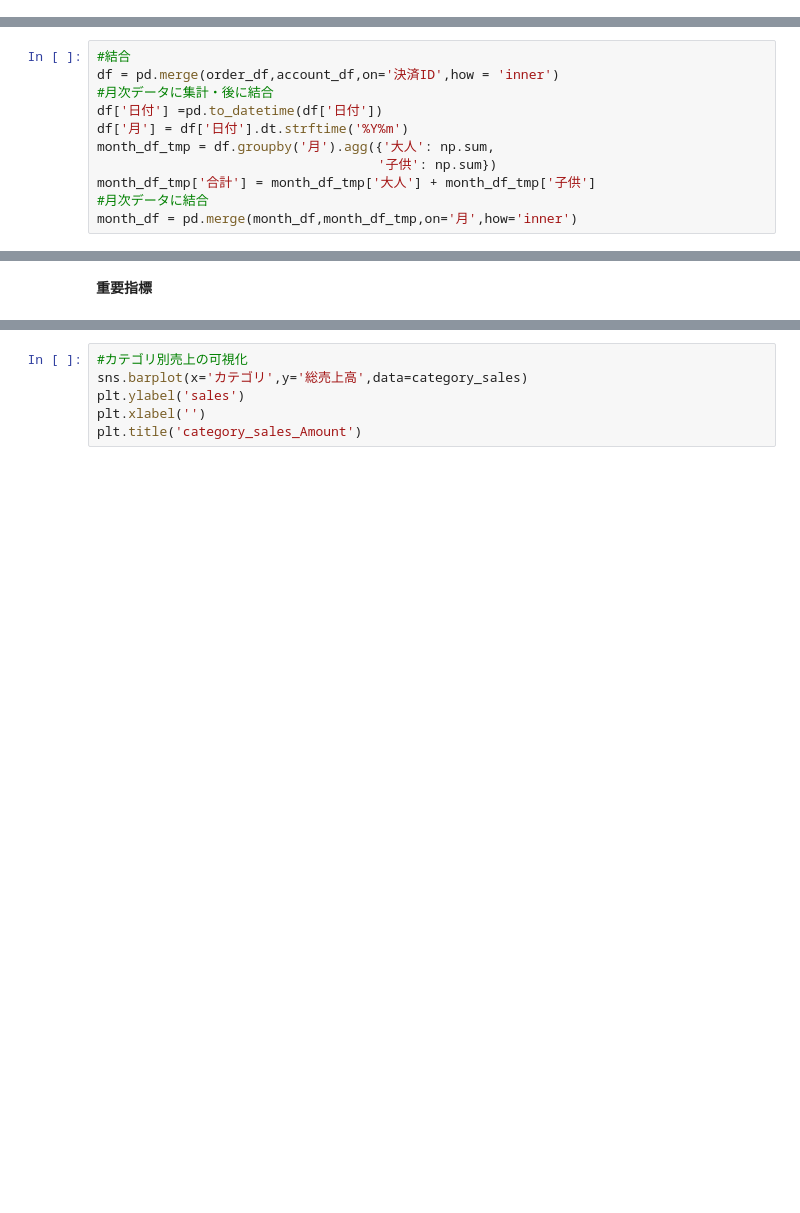
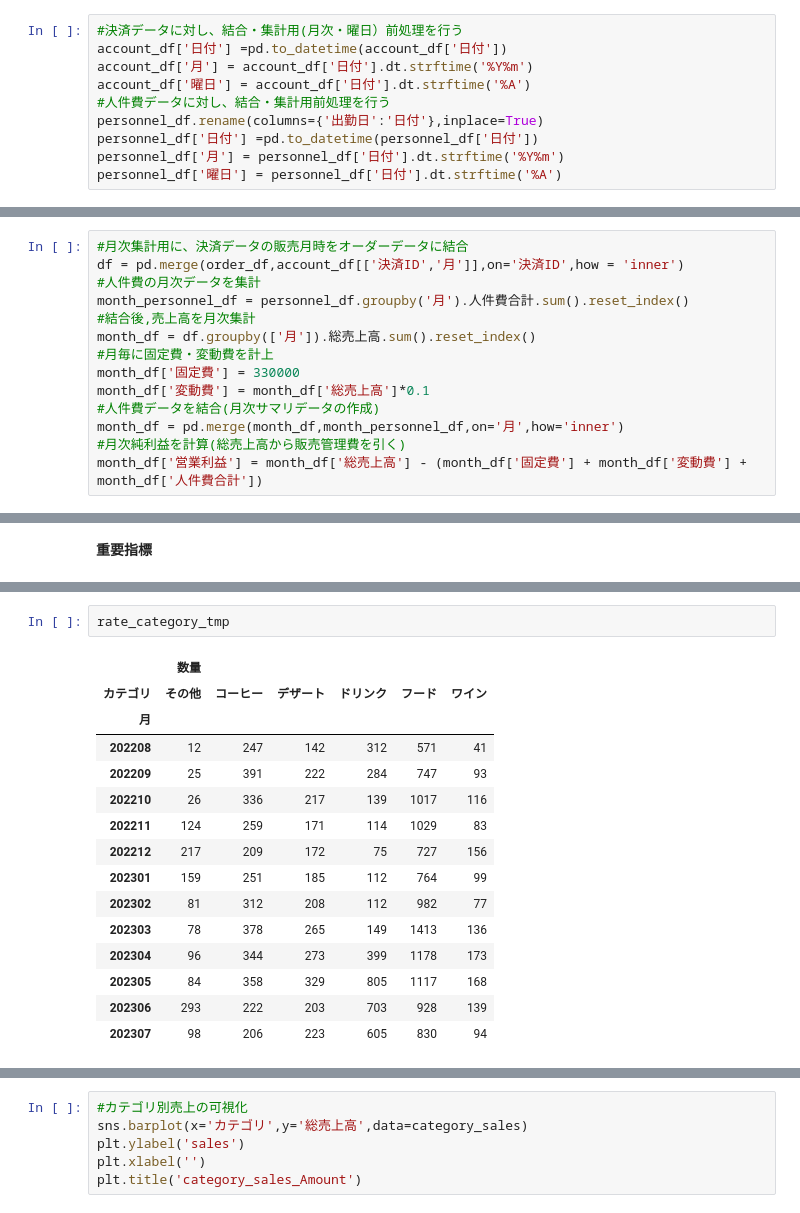
Before and after one commit to YoshiakiAsahara/for-intern, a Jupyter notebook: phase1.ipynb, the cells around one changed output, grey strips where cells are left out. Saved outputs shown, nothing was run; the diff lists cells and outputs as text; blank space fills up the shorter version.

```diff
--- a/phase1.ipynb
+++ b/phase1.ipynb
@@ -86,3 +18,13 @@ dtype: int64
+# %%
+#決済データに対し、結合・集計用(月次・曜日）前処理を行う
+account_df['日付'] =pd.to_datetime(account_df['日付'])
+account_df['月'] = account_df['日付'].dt.strftime('%Y%m')
+account_df['曜日'] = account_df['日付'].dt.strftime('%A')
+#人件費データに対し、結合・集計用前処理を行う
+personnel_df.rename(columns={'出勤日':'日付'},inplace=True)
+personnel_df['日付'] =pd.to_datetime(personnel_df['日付'])
+personnel_df['月'] = personnel_df['日付'].dt.strftime('%Y%m')
+personnel_df['曜日'] = personnel_df['日付'].dt.strftime('%A')
 # %% [markdown]
 **総売り上げの計算**
 # %%
@@ -172,0 +116,14 @@ month_df['純利益'] = month_df['総売上高'] - month_df['固定費'] - month
+# %%
+#月次集計用に、決済データの販売月時をオーダーデータに結合
+df = pd.merge(order_df,account_df[['決済ID','月']],on='決済ID',how = 'inner')
+#人件費の月次データを集計
+month_personnel_df = personnel_df.groupby('月').人件費合計.sum().reset_index()
+#結合後,売上高を月次集計
+month_df = df.groupby(['月']).総売上高.sum().reset_index()
+#月毎に固定費・変動費を計上
+month_df['固定費'] = 330000
+month_df['変動費'] = month_df['総売上高']*0.1
+#人件費データを結合(月次サマリデータの作成)
+month_df = pd.merge(month_df,month_personnel_df,on='月',how='inner')
+#月次純利益を計算(総売上高から販売管理費を引く)
+month_df['営業利益'] = month_df['総売上高'] - (month_df['固定費'] + month_df['変動費'] + month_df['人件費合計'])
@@ -189,11 +153,0 @@ month_df['粗利'] = month_df['総売上高'] - month_df['コスト']
-# %%
-#結合
-df = pd.merge(order_df,account_df,on='決済ID',how = 'inner')
-#月次データに集計・後に結合
-df['日付'] =pd.to_datetime(df['日付'])
-df['月'] = df['日付'].dt.strftime('%Y%m')
-month_df_tmp = df.groupby('月').agg({'大人': np.sum,
-                                    '子供': np.sum})
-month_df_tmp['合計'] = month_df_tmp['大人'] + month_df_tmp['子供']
-#月次データに結合
-month_df = pd.merge(month_df,month_df_tmp,on='月',how='inner')
@@ -274,2 +275,20 @@ Text(0.5, 0.98, 'Monthly Trend of Business Indicators')
+# %%
+rate_category_tmp
+# %% [output]
+|  | 数量 |  |  |  |  |  |
+| カテゴリ | その他 | コーヒー | デザート | ドリンク | フード | ワイン |
+| 月 |  |  |  |  |  |  |
+| 202208 | 12 | 247 | 142 | 312 | 571 | 41 |
+| 202209 | 25 | 391 | 222 | 284 | 747 | 93 |
+| 202210 | 26 | 336 | 217 | 139 | 1017 | 116 |
+| 202211 | 124 | 259 | 171 | 114 | 1029 | 83 |
+| 202212 | 217 | 209 | 172 | 75 | 727 | 156 |
+| 202301 | 159 | 251 | 185 | 112 | 764 | 99 |
+| 202302 | 81 | 312 | 208 | 112 | 982 | 77 |
+| 202303 | 78 | 378 | 265 | 149 | 1413 | 136 |
+| 202304 | 96 | 344 | 273 | 399 | 1178 | 173 |
+| 202305 | 84 | 358 | 329 | 805 | 1117 | 168 |
+| 202306 | 293 | 222 | 203 | 703 | 928 | 139 |
+| 202307 | 98 | 206 | 223 | 605 | 830 | 94 |
 # %%
 #顧客単価
```
Also changed, not shown: parts of 57 cells of this notebook.
